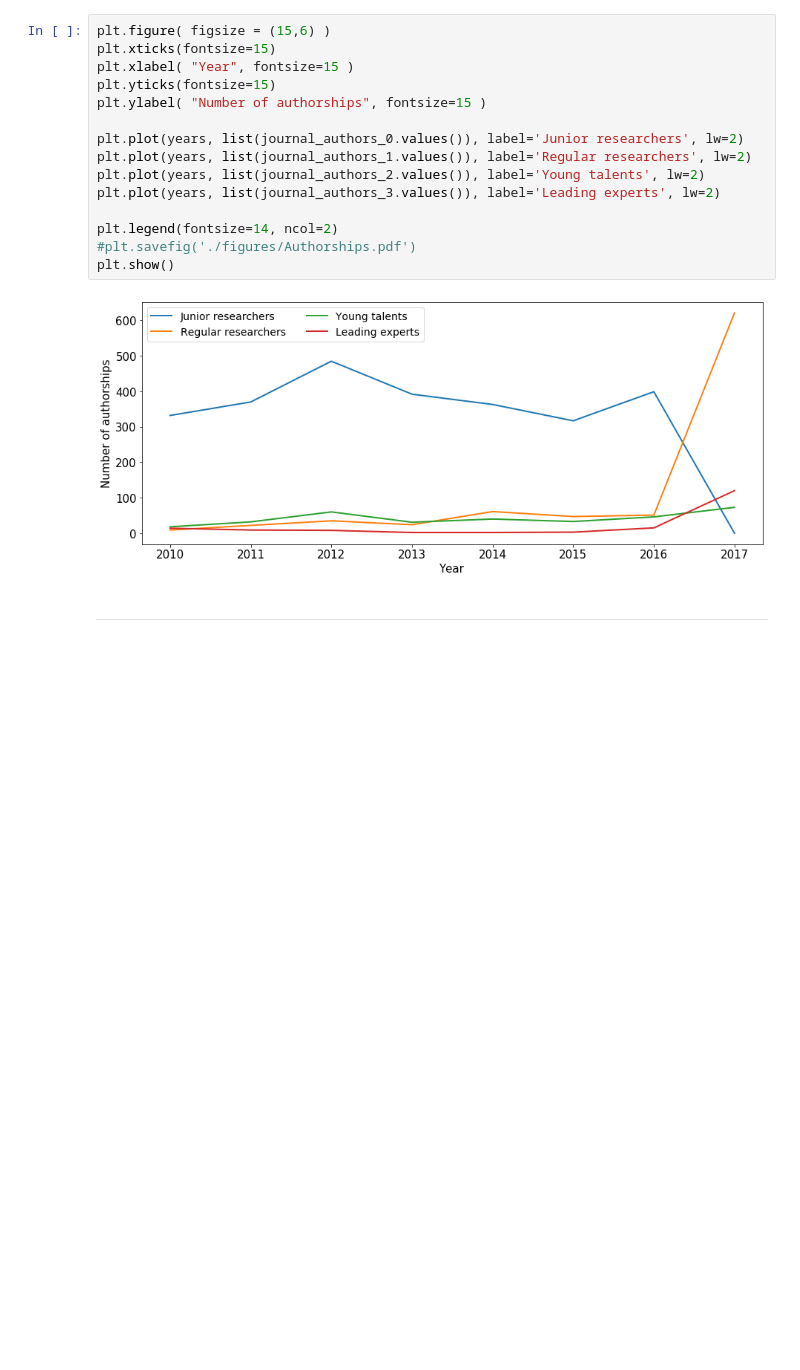
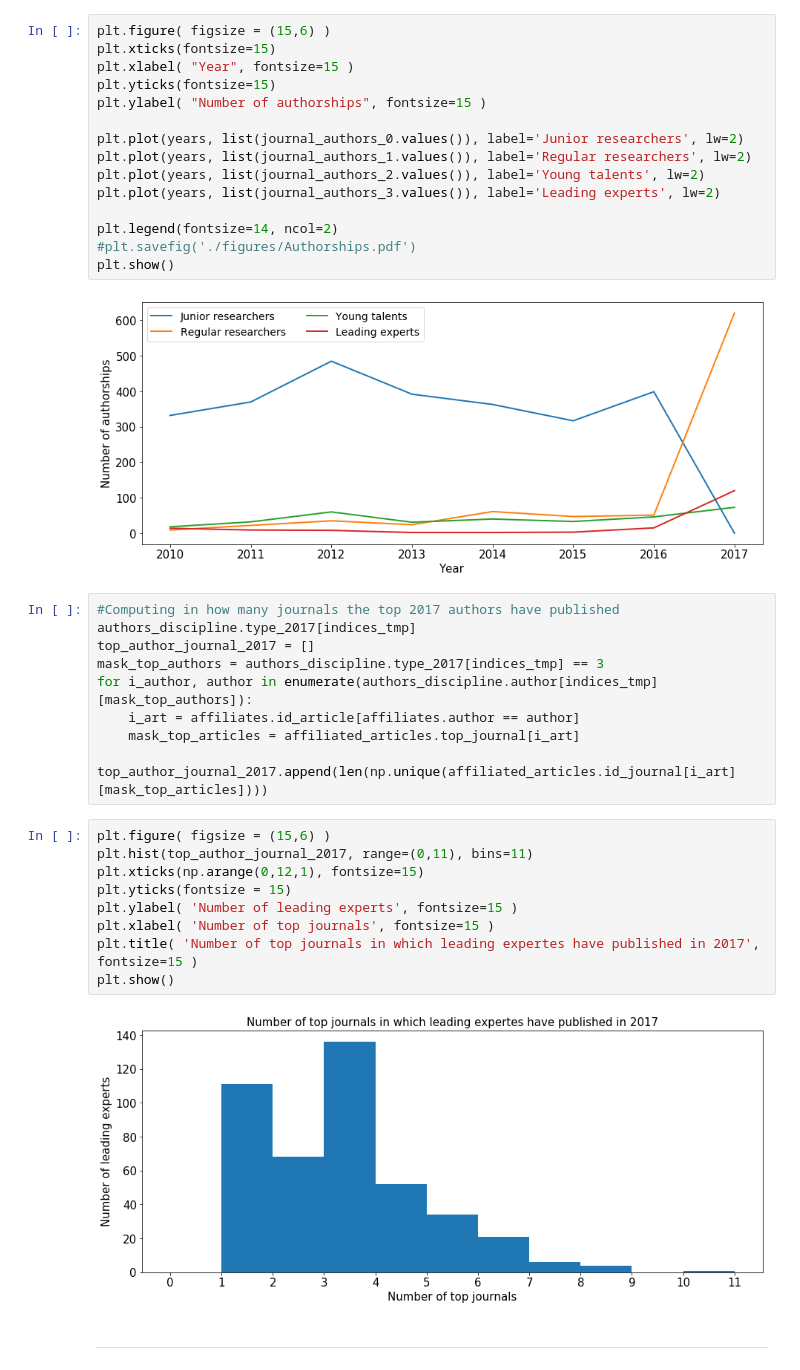
Before and after one commit to sbustamante/scigraph_project, a Jupyter notebook: Exploration.ipynb, the cells around one changed output. Saved outputs shown, nothing was run; the diff lists cells and outputs as text; blank space fills up the shorter version.

Commit message:
Histograms of journals of top authors

```diff
--- a/Exploration.ipynb
+++ b/Exploration.ipynb
@@ -1073,6 +1073,26 @@ plt.legend(fontsize=14, ncol=2)
 plt.show()
 # %% [output]
 [figure]
+# %%
+#Computing in how many journals the top 2017 authors have published
+authors_discipline.type_2017[indices_tmp]
+top_author_journal_2017 = []
+mask_top_authors = authors_discipline.type_2017[indices_tmp] == 3
+for i_author, author in enumerate(authors_discipline.author[indices_tmp][mask_top_authors]):
+    i_art = affiliates.id_article[affiliates.author == author]
+    mask_top_articles = affiliated_articles.top_journal[i_art]
+    top_author_journal_2017.append(len(np.unique(affiliated_articles.id_journal[i_art][mask_top_articles])))
+# %%
+plt.figure( figsize = (15,6) )
+plt.hist(top_author_journal_2017, range=(0,11), bins=11)
+plt.xticks(np.arange(0,12,1), fontsize=15)
+plt.yticks(fontsize = 15)
+plt.ylabel( 'Number of leading experts', fontsize=15 )
+plt.xlabel( 'Number of top journals', fontsize=15 )
+plt.title( 'Number of top journals in which leading expertes have published in 2017', fontsize=15 )
+plt.show()
+# %% [output]
+[figure, added]
 # %% [markdown]
 - - -
 # %% [markdown]
```
